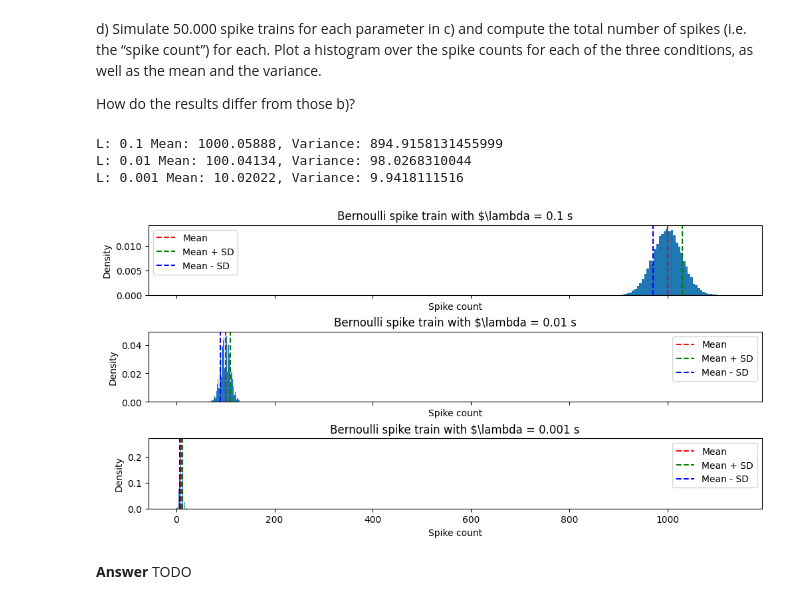
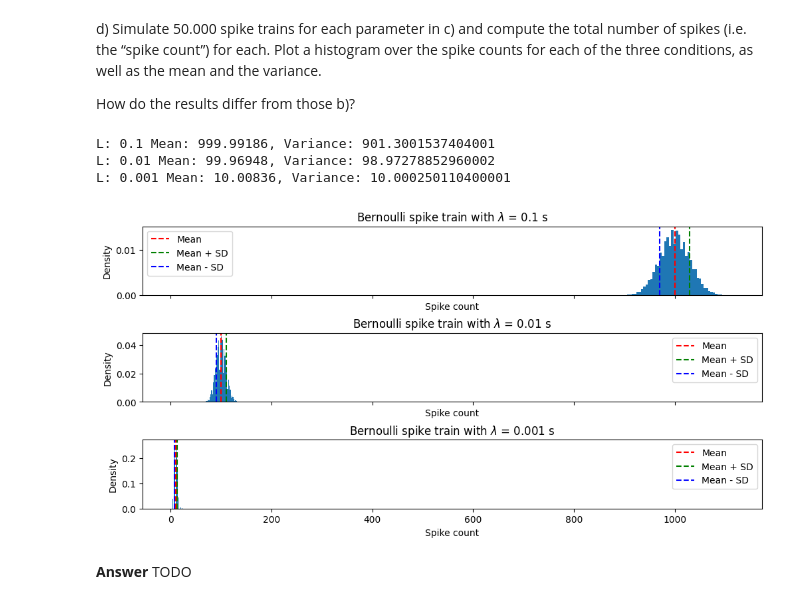
Before and after one commit to aakarsh/S25-Neural-Coding, a Jupyter notebook: homeworks/2025_Neural_coding_Homework1.ipynb, the cells around one changed output. Cells and saved outputs as stored; diff of their text form; code cells hidden in the pictures.

```diff
--- a/homeworks/2025_Neural_coding_Homework1.ipynb
+++ b/homeworks/2025_Neural_coding_Homework1.ipynb
@@ -202,34 +202,34 @@ How do the results differ from those b)?
 # %%
 num_samples = 10000
 n_trials = 50000
 L = [0.1, 0.01, 0.001]
 
 counts = []
 for l in L:
     spike_times = bernoulli_spike_train(l, num_samples, n_trials)
     counts.append([len(spikes) for spikes in spike_times])
 
 # Plot histograms
 fig, axs = plt.subplots(nrows=len(taus), figsize=(10, 5), sharex=True, constrained_layout=True)
 for l, count, ax in zip(L, counts, axs):
     ax.hist(count, bins=50, density=True)
-    ax.set_title(f'Bernoulli spike train with $\lambda = {l} s')
+    ax.set_title(f'Bernoulli spike train with $\lambda$ = {l} s')
     ax.set_ylabel('Density')
     ax.set_xlabel('Spike count')
     mean = np.mean(count)
     var = np.var(count)
     print(f"L: {l} Mean: {mean}, Variance: {var}")
     ax.axvline(mean, color='r', linestyle='--', label='Mean')
     ax.axvline(mean + np.sqrt(var), color='g', linestyle='--', label='Mean + SD')
     ax.axvline(mean - np.sqrt(var), color='b', linestyle='--', label='Mean - SD')
     ax.legend()
 plt.show()
 spike_times = bernoulli_spike_train(tau, length, n_trials)
 # %% [output]
-L: 0.1 Mean: 1000.05888, Variance: 894.9158131455999
-L: 0.01 Mean: 100.04134, Variance: 98.0268310044
-L: 0.001 Mean: 10.02022, Variance: 9.9418111516
+L: 0.1 Mean: 999.99186, Variance: 901.3001537404001
+L: 0.01 Mean: 99.96948, Variance: 98.97278852960002
+L: 0.001 Mean: 10.00836, Variance: 10.000250110400001
-[figure, old version]
+[figure, new version]
 # %% [markdown]
 **Answer**
 TODO
```
Also changed, not shown: parts of 3 cells of this notebook, 1 other file.
